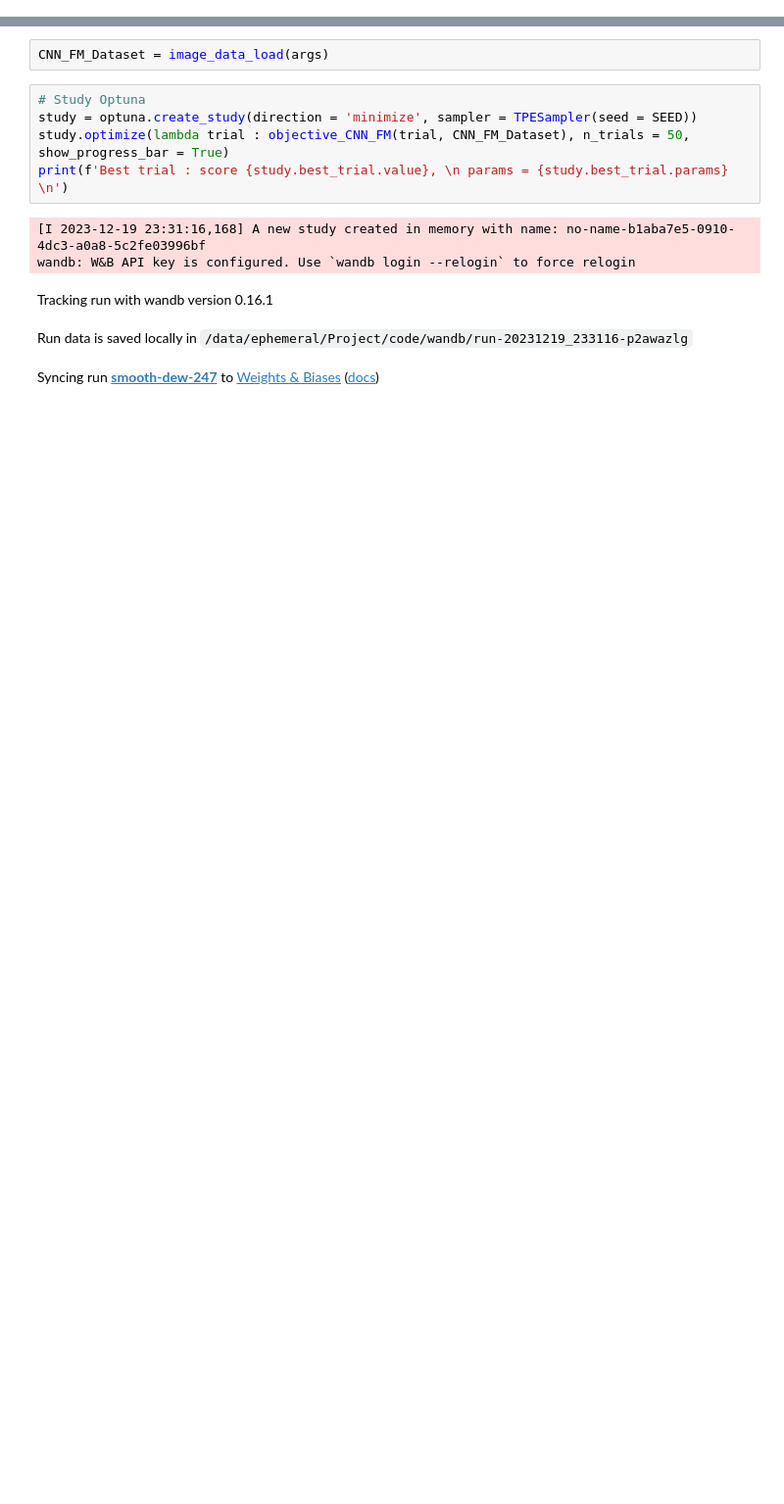
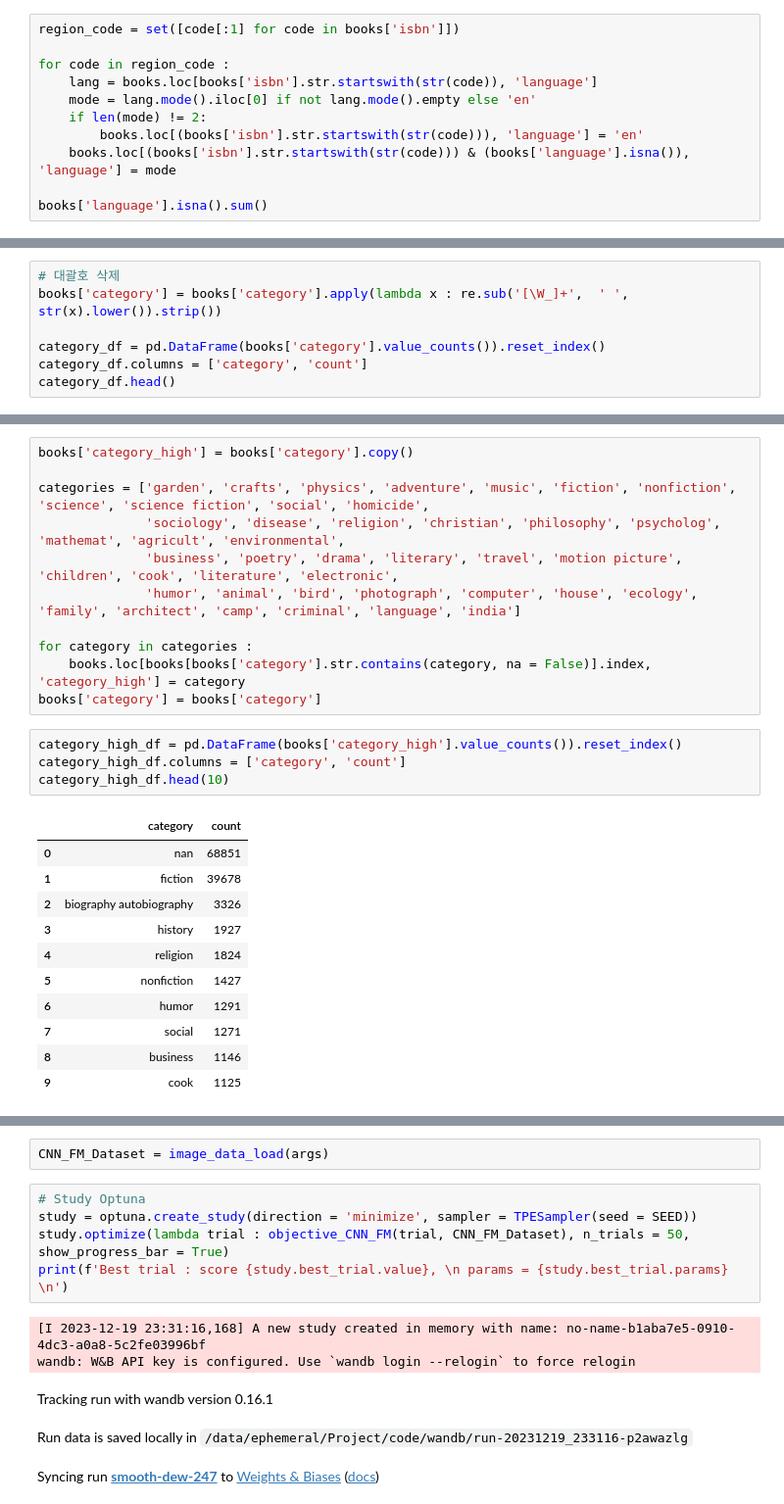
Before and after one commit to boostcampaitech6/level1-bookratingprediction-recsys-06, a Jupyter notebook: Model.ipynb, the cells around one changed output, grey strips where cells are left out. Shown at 98% size. Saved outputs shown, nothing was run; the diff lists cells and outputs as text; blank space fills up the shorter version.

```diff
--- a/DL_Models.ipynb
+++ b/Model.ipynb
@@ -160,0 +254,11 @@ def objective_CNN_FM(trial : Trial, dataset) :
+# %%
+region_code = set([code[:1] for code in books['isbn']])
+
+for code in region_code :
+    lang = books.loc[books['isbn'].str.startswith(str(code)), 'language']
+    mode = lang.mode().iloc[0] if not lang.mode().empty else 'en'
+    if len(mode) != 2:
+        books.loc[(books['isbn'].str.startswith(str(code))), 'language'] = 'en'
+    books.loc[(books['isbn'].str.startswith(str(code))) & (books['language'].isna()), 'language'] = mode
+
+books['language'].isna().sum()
@@ -160,0 +290,7 @@ def objective_CNN_FM(trial : Trial, dataset) :
+# %%
+# 대괄호 삭제
+books['category'] = books['category'].apply(lambda x : re.sub('[\W_]+',  ' ', str(x).lower()).strip())
+
+category_df = pd.DataFrame(books['category'].value_counts()).reset_index()
+category_df.columns = ['category', 'count']
+category_df.head()
@@ -160,0 +304,27 @@ def objective_CNN_FM(trial : Trial, dataset) :
+# %%
+books['category_high'] = books['category'].copy()
+
+categories = ['garden', 'crafts', 'physics', 'adventure', 'music', 'fiction', 'nonfiction', 'science', 'science fiction', 'social', 'homicide',
+              'sociology', 'disease', 'religion', 'christian', 'philosophy', 'psycholog', 'mathemat', 'agricult', 'environmental',
+              'business', 'poetry', 'drama', 'literary', 'travel', 'motion picture', 'children', 'cook', 'literature', 'electronic',
+              'humor', 'animal', 'bird', 'photograph', 'computer', 'house', 'ecology', 'family', 'architect', 'camp', 'criminal', 'language', 'india']
+
+for category in categories :
+    books.loc[books[books['category'].str.contains(category, na = False)].index, 'category_high'] = category
+books['category'] = books['category']
+# %%
+category_high_df = pd.DataFrame(books['category_high'].value_counts()).reset_index()
+category_high_df.columns = ['category', 'count']
+category_high_df.head(10)
+# %% [output]
+|  | category | count |
+| 0 | nan | 68851 |
+| 1 | fiction | 39678 |
+| 2 | biography autobiography | 3326 |
+| 3 | history | 1927 |
+| 4 | religion | 1824 |
+| 5 | nonfiction | 1427 |
+| 6 | humor | 1291 |
+| 7 | social | 1271 |
+| 8 | business | 1146 |
+| 9 | cook | 1125 |
```
Also changed, not shown: parts of 90 cells of this notebook, 14 other files.
